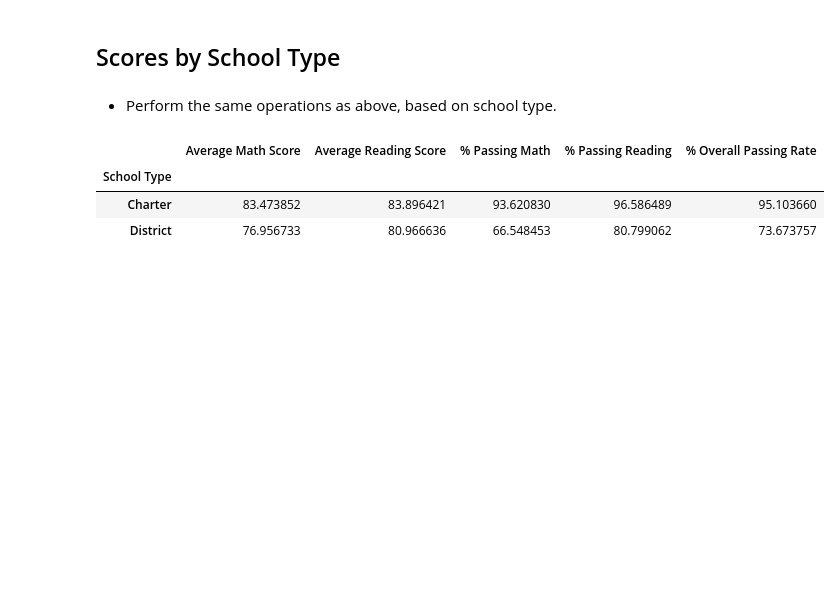
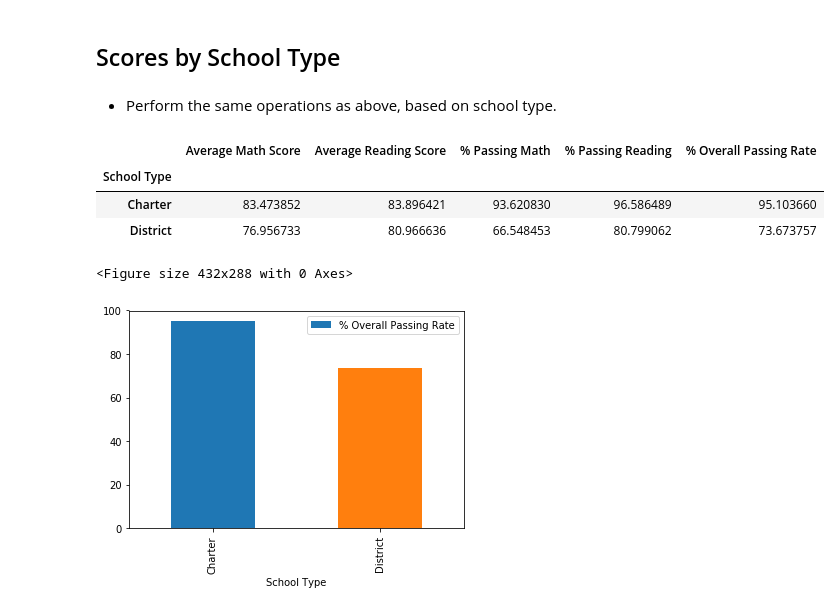
Before and after one commit to lweislo/Homework-4, a Jupyter notebook: weislo_pandas.ipynb, the cells around one changed output. Cells and saved outputs as stored; diff of their text form; code cells hidden in the pictures; blank space fills up the shorter version.

```diff
--- a/weislo_pandas.ipynb
+++ b/weislo_pandas.ipynb
@@ -390,9 +402,16 @@ types_df = types_df.drop(['Student Budget','Total Students', 'School Budget', 'S
 # Create a GroupBy object based upon total students
 types_df_grouped = types_df.groupby('School Type')
 
-types_df_grouped.mean()
+scores_by_school_type = types_df_grouped.mean()
+scores_by_school_type
 # %% [output]
 |  | Average Math Score | Average Reading Score | % Passing Math | % Passing Reading | % Overall Passing Rate |
 | School Type |  |  |  |  |  |
 | Charter | 83.473852 | 83.896421 | 93.620830 | 96.586489 | 95.103660 |
 | District | 76.956733 | 80.966636 | 66.548453 | 80.799062 | 73.673757 |
+# %%
+plt.figure();
+chart = scores_by_school_type.plot(y='% Overall Passing Rate', kind='bar')
+# %% [output]
+<Figure size 432x288 with 0 Axes>
+[figure, added]
```
Also changed, not shown: parts of 6 cells of this notebook.
